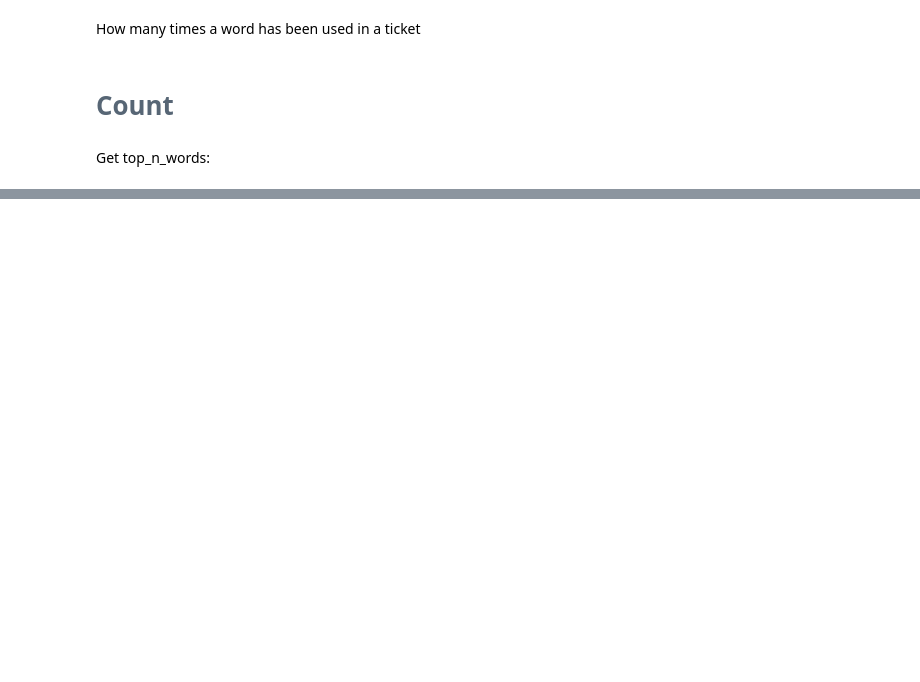
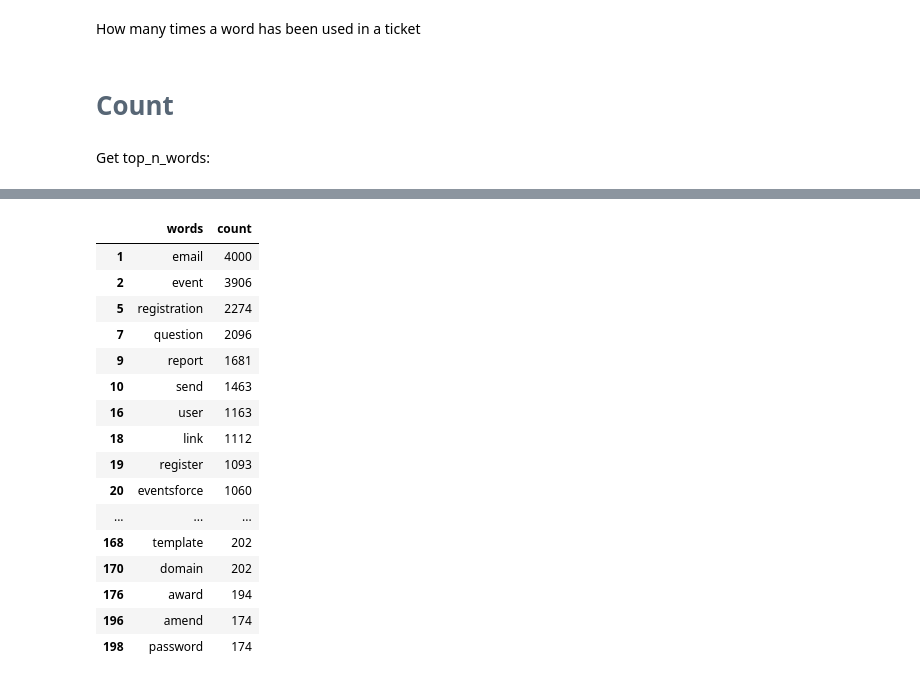
Before and after one commit to smstaneva/zendesk_tag_cloud, a Jupyter notebook: word_cloud_lockdown.ipynb, the cells around one changed output, grey strips where cells are left out. Saved outputs shown, nothing was run; the diff lists cells and outputs as text; code cells hidden in the pictures; blank space fills up the shorter version.

```diff
--- a/word_cloud_lockdown.ipynb
+++ b/word_cloud_lockdown.ipynb
@@ -220,5 +277,23 @@ dataframe.style.set_properties(subset=['words', 'count'], **{'width': '200px'})
 # %%
 # select rows in pandas dataframe
-dataframe.iloc[[1,2,5,7,9,10,16,18,19,20,21,22,24,25,26,31,32,33,34,40,43,44,45,46,48,53,54,57,61,62,64,68,70,71,72,77,85,86,92,102,106,108,109,112,124,126,138,140,141,144,147,149,150,152,154,157,158,163,164,167,168,170,176,196,198], [0,1]]
+sliced = dataframe.iloc[[1,2,5,7,9,10,16,18,19,20,21,22,24,25,26,31,32,33,34,40,43,44,45,46,48,53,54,57,61,62,64,68,70,71,72,77,85,86,92,102,106,108,109,112,124,126,138,140,141,144,147,149,150,152,154,157,158,163,164,167,168,170,176,196,198], [0,1]]
 
-#dataframe.style.set_properties(subset=['words', 'count'], **{'width': '200px'})
+sliced.style.set_properties(subset=['words', 'count'], **{'width': '200px'})
+# %% [output]
+|  | words | count |
+| 1 | email | 4000 |
+| 2 | event | 3906 |
+| 5 | registration | 2274 |
+| 7 | question | 2096 |
+| 9 | report | 1681 |
+| 10 | send | 1463 |
+| 16 | user | 1163 |
+| 18 | link | 1112 |
+| 19 | register | 1093 |
+| 20 | eventsforce | 1060 |
+| ... | ... | ... |
+| 168 | template | 202 |
+| 170 | domain | 202 |
+| 176 | award | 194 |
+| 196 | amend | 174 |
+| 198 | password | 174 |
```
Also changed, not shown: parts of 9 cells of this notebook.
